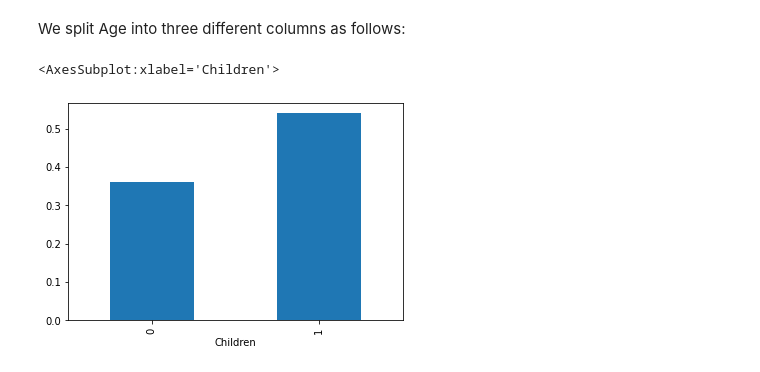
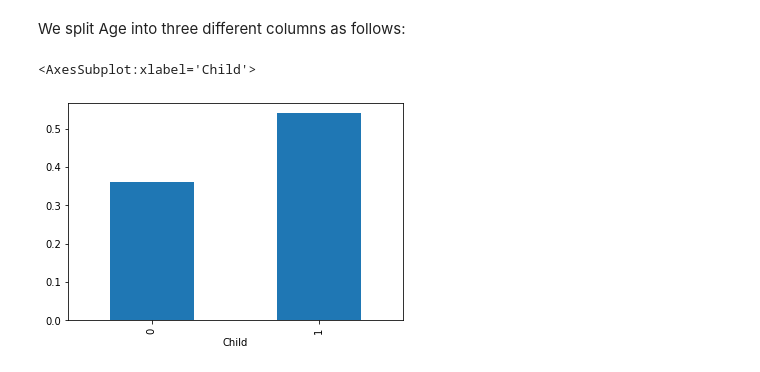
Before and after one commit to Fedege98/TitanicKaggle, a Jupyter notebook: titanicchallenge.ipynb, the cells around one changed output. Saved outputs shown, nothing was run; the diff lists cells and outputs as text; code cells hidden in the pictures.

```diff
--- a/titanicchallenge.ipynb
+++ b/titanicchallenge.ipynb
@@ -210,18 +210,18 @@ df
 # %% [markdown]
 We split Age into three different columns as follows:
 # %%
-children_list = df['Age'].apply(lambda x: 1 if x < 18 else 0)
-df.insert(4, "Children", children_list, True)
+child_list = df['Age'].apply(lambda x: 1 if x < 18 else 0)
+df.insert(4, "Child", child_list, True)
 
-children_list = df['Age'].apply(lambda x: 1 if x >= 18 and x < 50 else 0)
-df.insert(5, "Adult", children_list, True)
+adult_list = df['Age'].apply(lambda x: 1 if x >= 18 and x < 50 else 0)
+df.insert(5, "Adult", adult_list, True)
 
-children_list = df['Age'].apply(lambda x: 1 if x > 50 else 0)
-df.insert(6, "Elderly", children_list, True)
+elderly_list = df['Age'].apply(lambda x: 1 if x > 50 else 0)
+df.insert(6, "Elderly", elderly_list, True)
 # %%
-df.groupby('Children').Survived.mean().plot(kind='bar')
+df.groupby('Child').Survived.mean().plot(kind='bar')
 #df.groupby('Adult').Survived.mean().plot(kind='bar')
 #df.groupby('Elderly').Survived.mean().plot(kind='bar')
 # %% [output]
-<AxesSubplot:xlabel='Children'>
+<AxesSubplot:xlabel='Child'>
-[figure, old version]
+[figure, new version]
```
Also changed, not shown: parts of 9 cells of this notebook.
